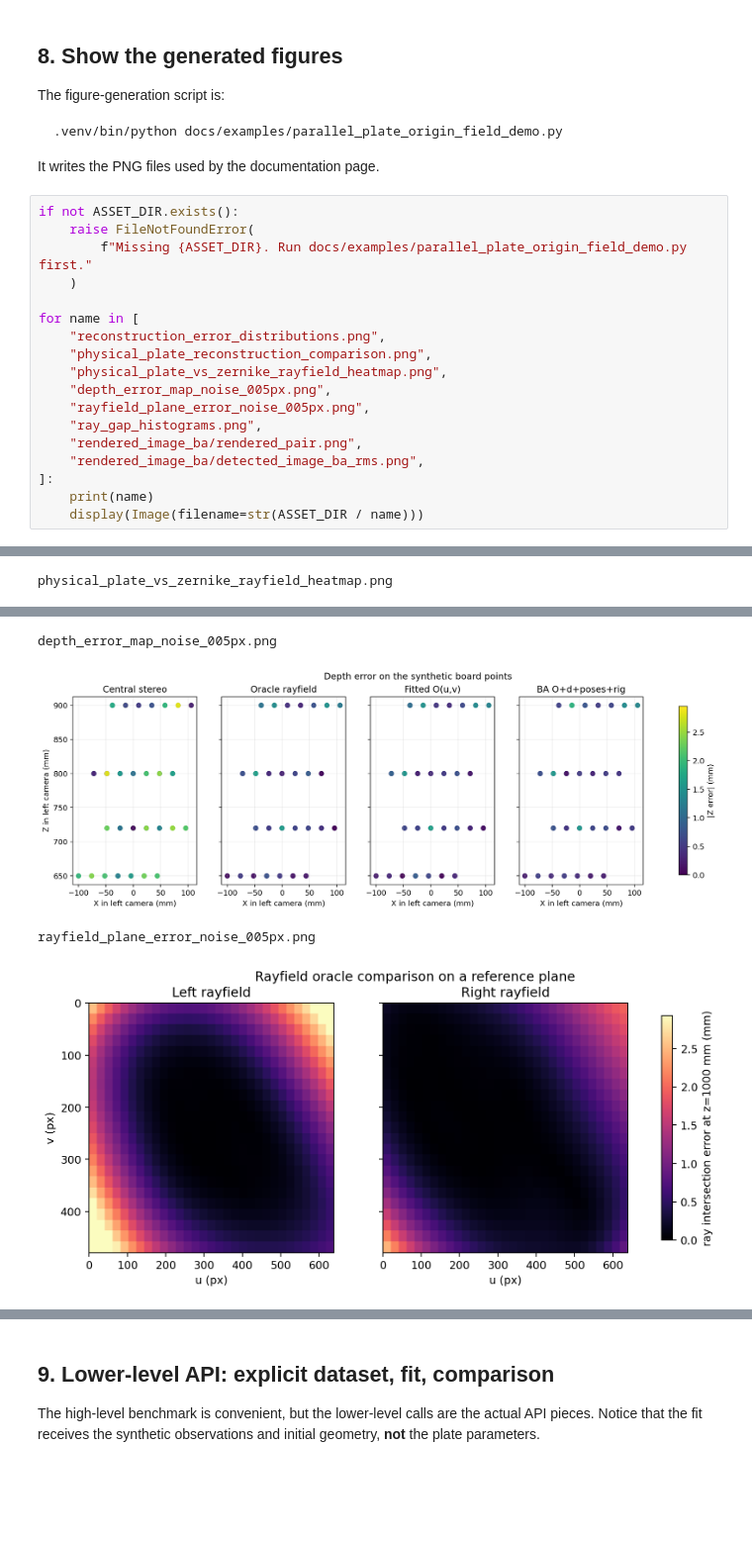
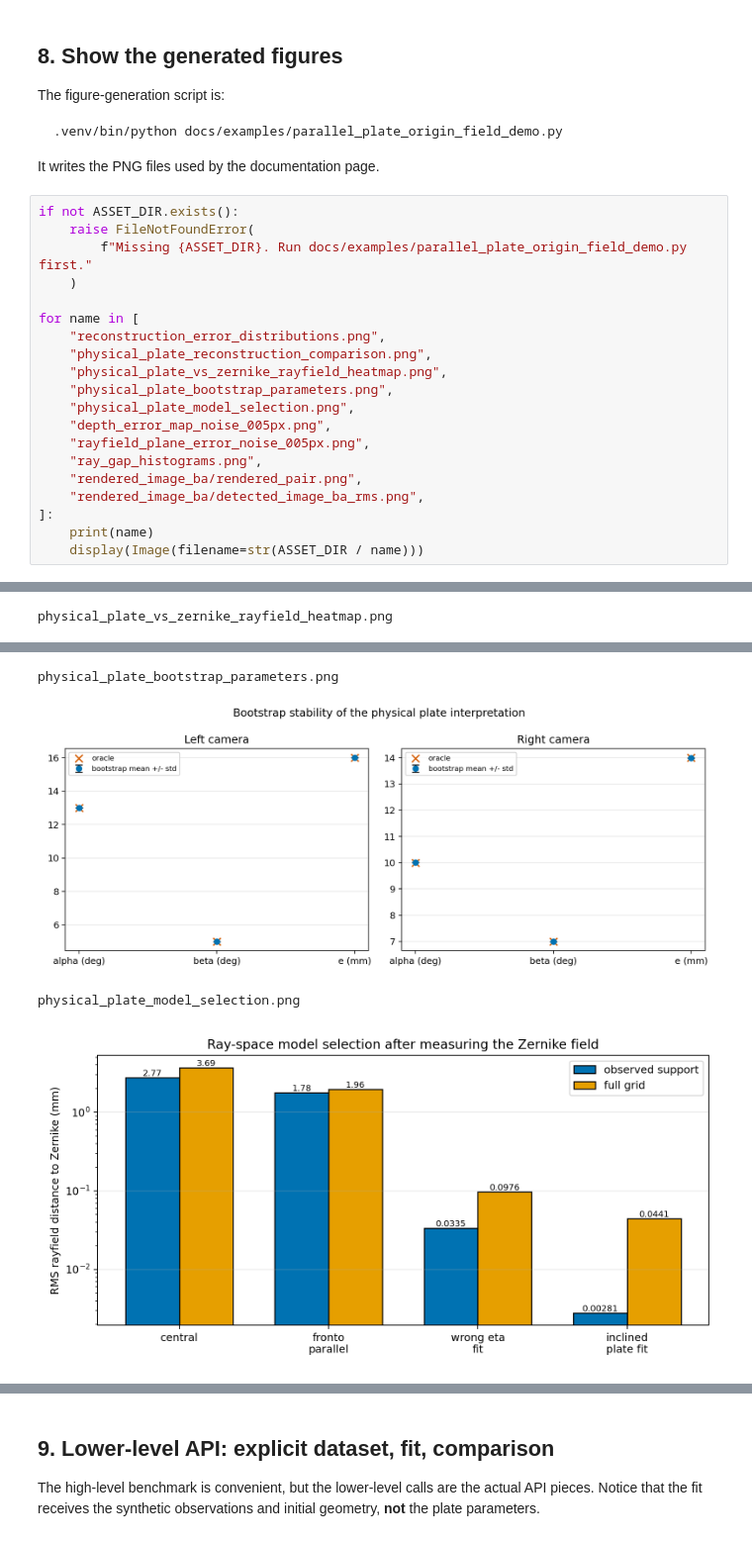
Before and after one commit to jeffwitz/StereoComplex, a Jupyter notebook: examples/notebooks/04_parallel_plate_origin_field.ipynb, the cells around one changed output, grey strips where cells are left out. Shown at 99% size. Saved outputs shown, nothing was run; the diff lists cells and outputs as text; blank space fills up the shorter version.

Commit message:
docs: add physical rayfield diagnostics

```diff
--- a/examples/notebooks/04_parallel_plate_origin_field.ipynb
+++ b/examples/notebooks/04_parallel_plate_origin_field.ipynb
@@ -500,29 +566,31 @@ It writes the PNG files used by the documentation page.
 # %%
 if not ASSET_DIR.exists():
     raise FileNotFoundError(
         f"Missing {ASSET_DIR}. Run docs/examples/parallel_plate_origin_field_demo.py first."
     )
 
 for name in [
     "reconstruction_error_distributions.png",
     "physical_plate_reconstruction_comparison.png",
     "physical_plate_vs_zernike_rayfield_heatmap.png",
+    "physical_plate_bootstrap_parameters.png",
+    "physical_plate_model_selection.png",
     "depth_error_map_noise_005px.png",
     "rayfield_plane_error_noise_005px.png",
     "ray_gap_histograms.png",
     "rendered_image_ba/rendered_pair.png",
     "rendered_image_ba/detected_image_ba_rms.png",
 ]:
     print(name)
     display(Image(filename=str(ASSET_DIR / name)))
 # %% [output]
 reconstruction_error_distributions.png
 [figure]
 physical_plate_reconstruction_comparison.png
 [figure]
 physical_plate_vs_zernike_rayfield_heatmap.png
 [figure]
-depth_error_map_noise_005px.png
+physical_plate_bootstrap_parameters.png
-[figure, old version]
+[figure, new version]
-rayfield_plane_error_noise_005px.png
+physical_plate_model_selection.png
-[figure, old version]
+[figure, new version]
```
Also changed, not shown: parts of 4 cells of this notebook, 8 other files.
